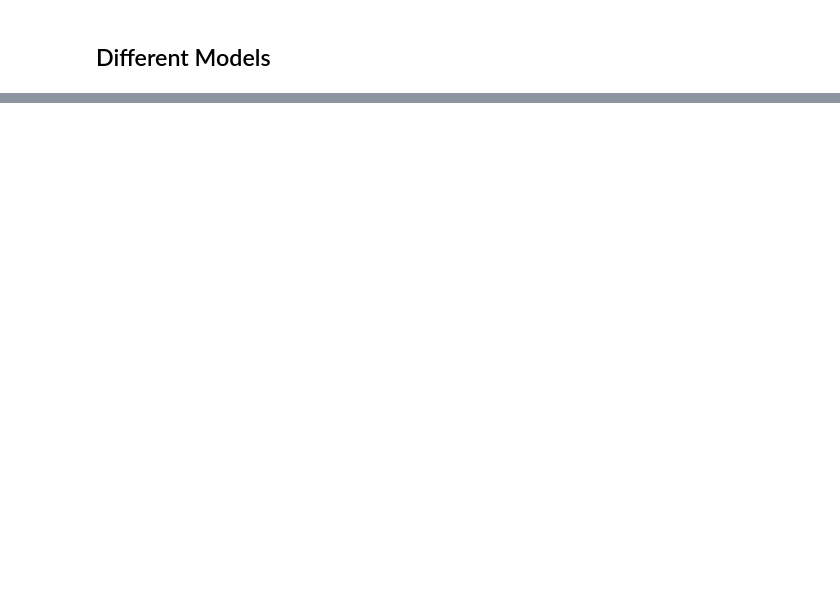
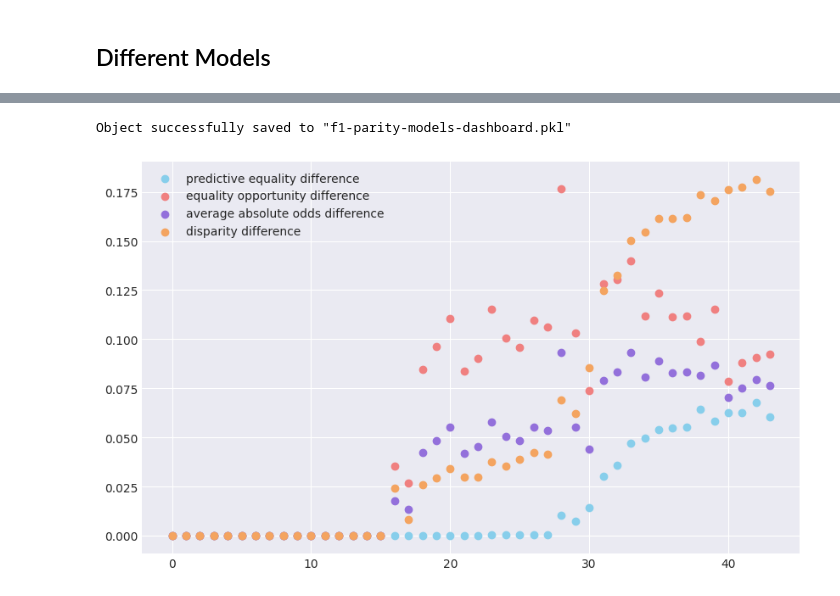
Before and after one commit to AzucenaMV/fairness, a Jupyter notebook: src/notebooks/results_ho_metrics.ipynb, the cells around one changed output, grey strips where cells are left out. Drawn from its saved outputs; the diff is of its cells as text; code cells hidden in the pictures; blank space fills up the shorter version.

```diff
--- a/src/notebooks/results_ho_metrics.ipynb
+++ b/src/notebooks/results_ho_metrics.ipynb
@@ -365,7 +324,7 @@ for i,ax in zip(range(len(fair_sim)),axes.ravel()):
 # %% [markdown]
 ## Different Models
 # %%
-file_name = 'recall-fpr-models-motpe-succesivehalving-100trials-4sim.pkl'
+file_name = 'f1-parity-models-motpe-succesivehalving-100trials-4sim.pkl'
 with open(file_name, 'rb') as in_strm:
     results = dill.load(in_strm)
 # %%
@@ -502,0 +456,52 @@ Please also refer to the documentation for alternative solver options:
+# %%
+import dill
+file_name = 'f1-parity-models-dashboard.pkl'
+with open(file_name, 'wb') as file:
+    dill.dump(results_dict, file)
+    print(f'Object successfully saved to "{file_name}"')
+# %% [output]
+Object successfully saved to "f1-parity-models-dashboard.pkl"
+# %%
+import dill
+file_name = '../pages/f1-parity-models-dashboard.pkl'
+with open(file_name, 'rb') as in_strm:
+    results_dict = dill.load(in_strm)
+# %%
+def metrics_scatter(metrics, labels, colors):
+    fig, ax = plt.subplots(figsize=(10,6))
+    for i, (color, label) in enumerate(zip(colors,labels)):
+        if i != 0:
+            y = list(zip(*metrics))[i]
+            ax.scatter(range(len(y)), y, c=color, label=label)
+
+    ax.legend()
+    ax.grid(True)
+    plt.show()
+# %%
+import matplotlib.pyplot as plt
+import plotly.graph_objects as go
+plt.style.use('seaborn-v0_8-darkgrid')
+
+fair_metrics_u_dict = {}
+fair_metrics_dict = {}
+metrics = [
+    'predictive equality difference',
+    'equality opportunity difference',
+    'average absolute odds difference',
+    'disparity difference'
+    ]
+
+fair_metrics_dict['train_fair'],_ = list(zip(*results_dict['res_sim'][0]))
+for metric in metrics:
+    fair_metrics_dict[metric] = [get_metric_evaluation(metric_frame)[metric] for metric_frame in results_dict['metrics_sim'][0]]
+    fair_metrics_u_dict[metric] = [get_metric_evaluation(metric_frame)[metric] for metric_frame in results_dict['metrics_sim_u'][0]]
+
+
+fair_metrics = list(zip(* fair_metrics_dict.values()))
+fair_metrics_sorted = sorted(fair_metrics, key = lambda x: x[0])
+
+colors = ['DodgerBlue','SkyBlue','LightCoral','MediumPurple','SandyBrown']
+labels = ['train'] + metrics
+metrics_scatter(fair_metrics_sorted, labels, colors)
+# %% [output]
+[figure, added]
```
Also changed, not shown: parts of 65 cells of this notebook, 4 other files.
